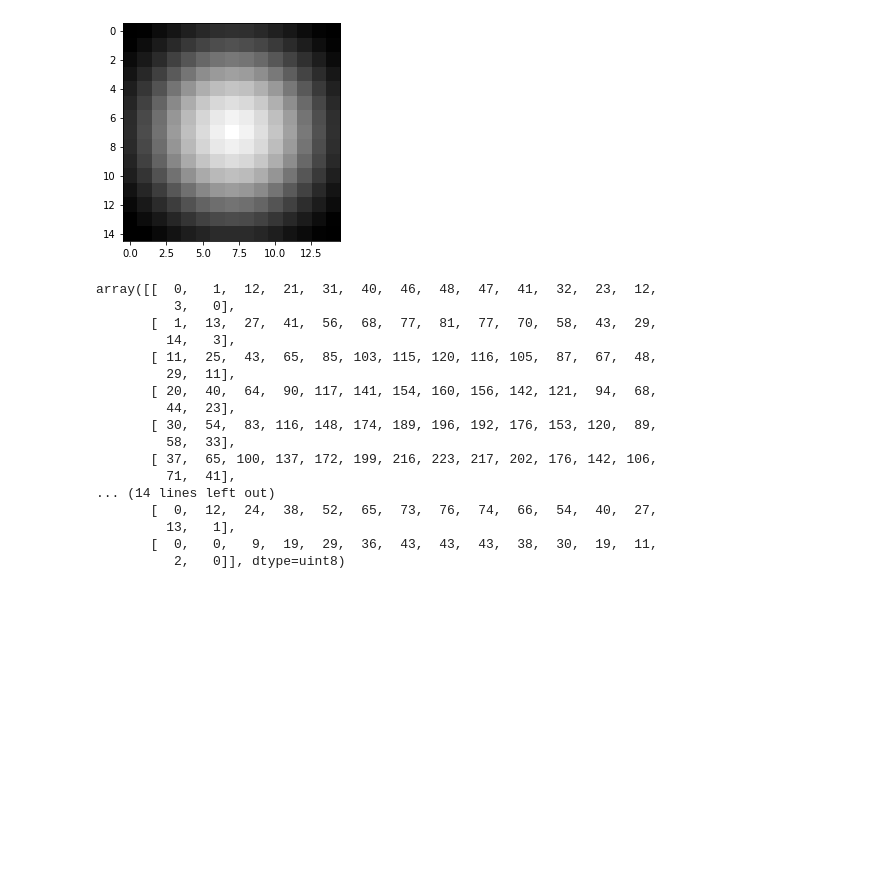
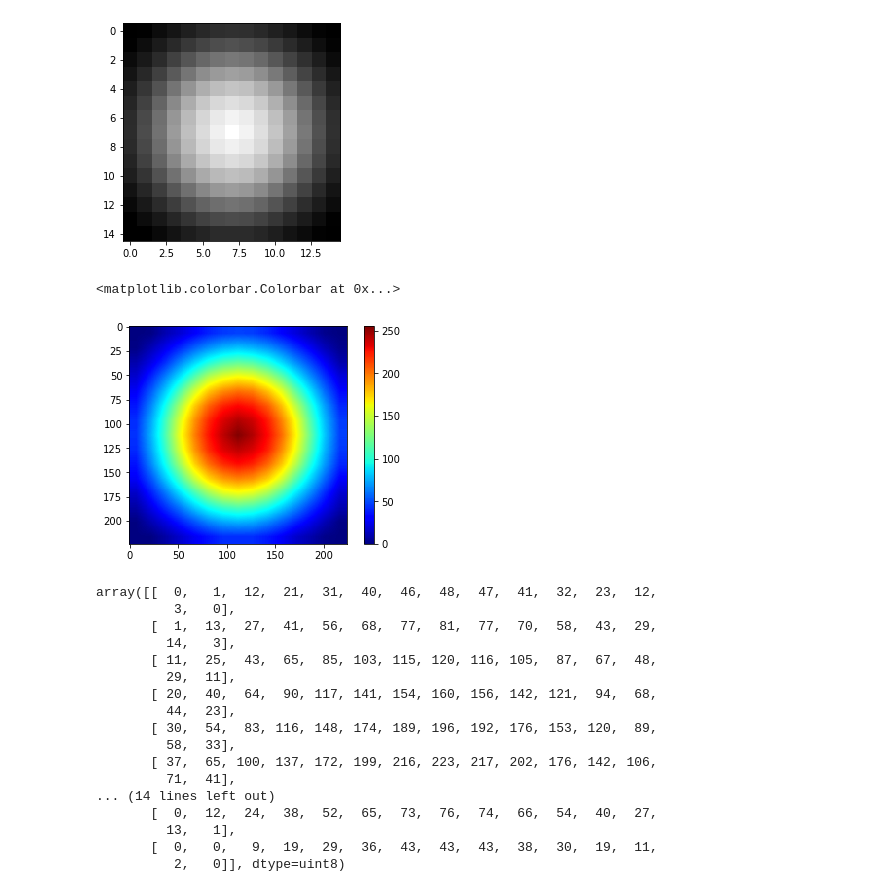
Before and after one commit to HotoNagi/chainer-attention_branch_network, a Jupyter notebook: ABN_Attention_Map.ipynb, the cells around one changed output. Cells and saved outputs as stored; diff of their text form; code cells hidden in the pictures; blank space fills up the shorter version.

```diff
--- a/ABN_Attention_Map.ipynb
+++ b/ABN_Attention_Map.ipynb
@@ -164,6 +171,14 @@ plt.imshow(cv2.cvtColor(img_gray, cv2.COLOR_BGR2RGB))
 # %% [output]
 <matplotlib.image.AxesImage at 0x...>
 [figure]
+# %%
+aaa = cv2.resize(img_gray, (224, 224))
+aaa = cv2.applyColorMap(np.uint8(aaa), cv2.COLORMAP_JET)
+plt.imshow(cv2.cvtColor(aaa, cv2.COLOR_BGR2RGB) ,cmap="jet")
+plt.colorbar()
+# %% [output]
+<matplotlib.colorbar.Colorbar at 0x...>
+[figure, added]
 # %%
 img_gray
 # %% [output]
```
Also changed, not shown: parts of 24 cells of this notebook, 1 other file.
